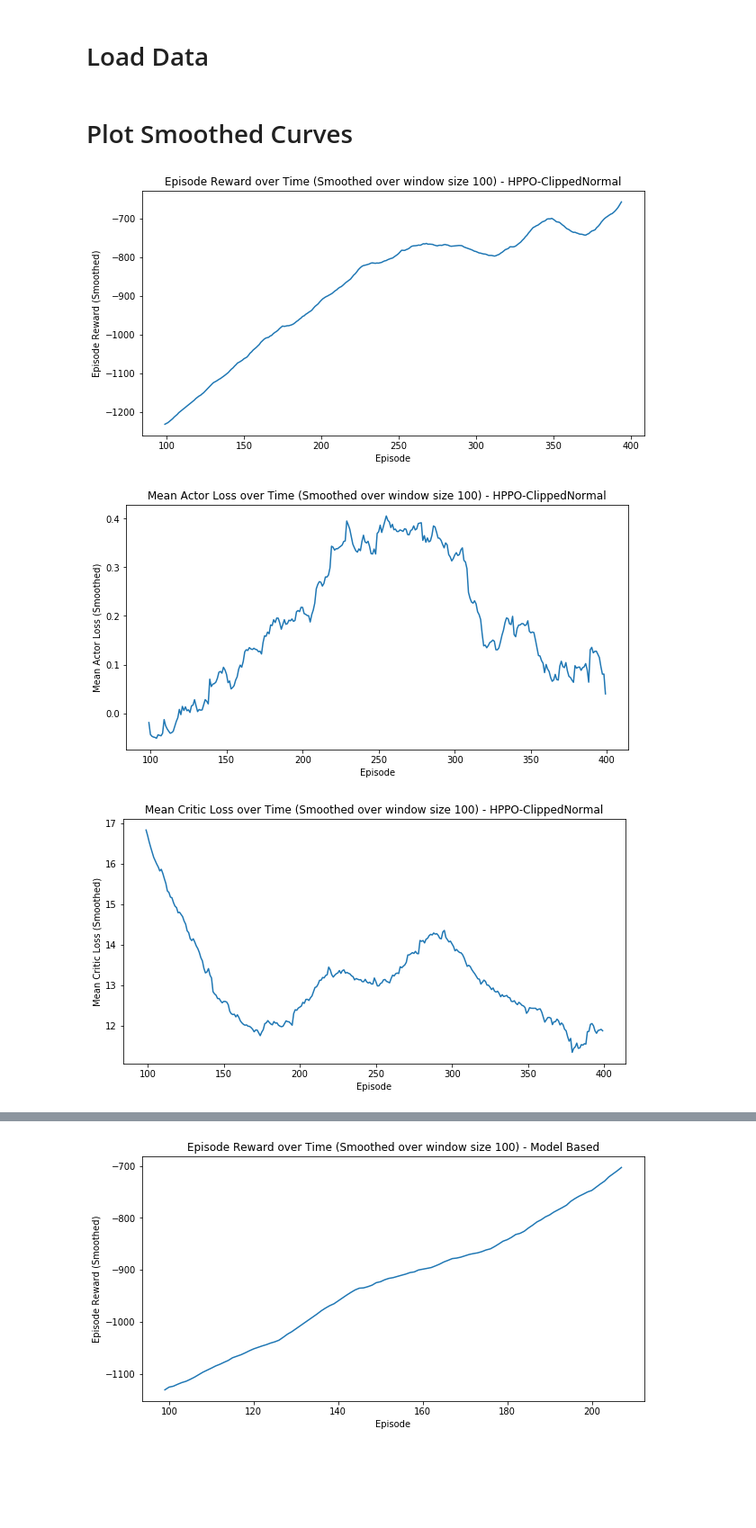
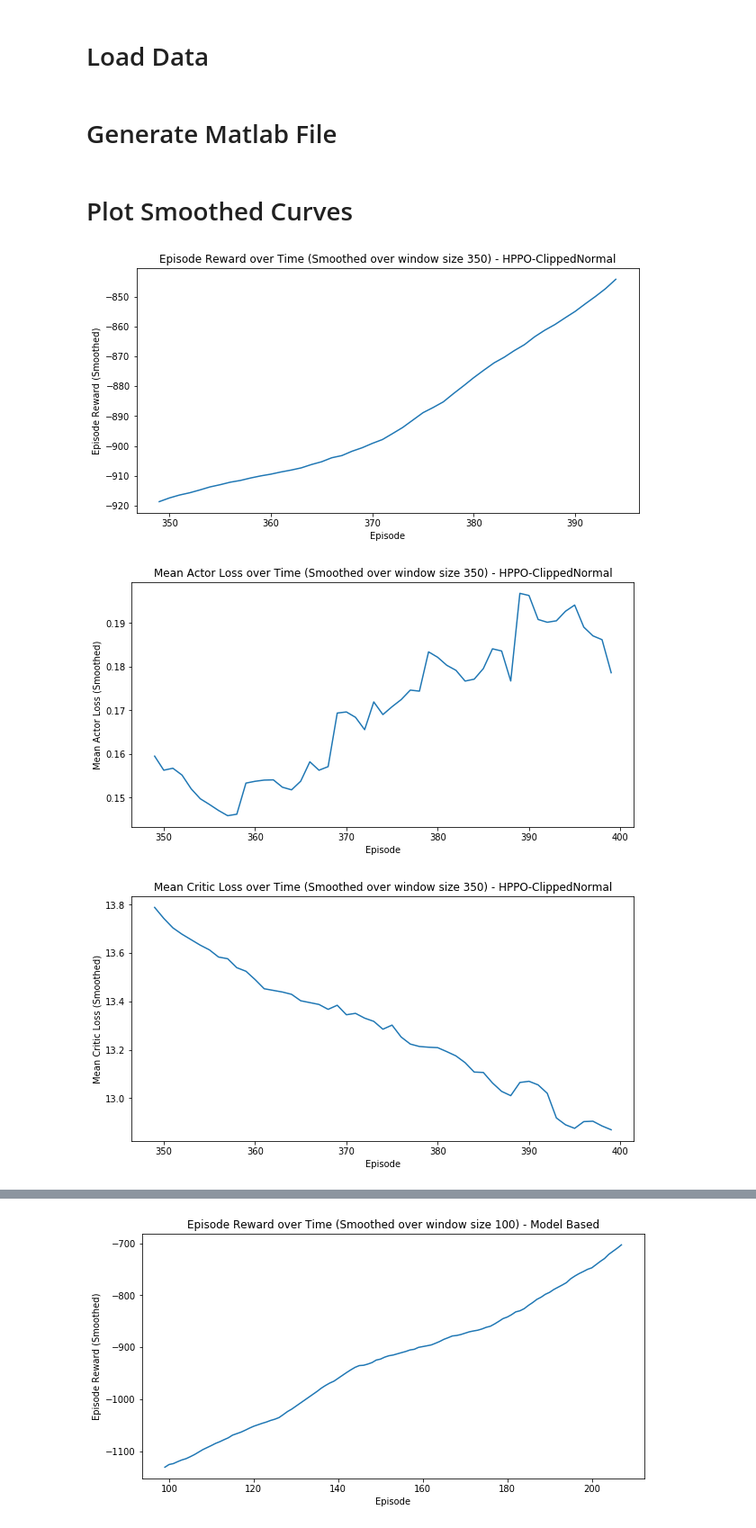
Before and after one commit to johanesn/Hindsight-Proximal-Policy-Optimization, a Jupyter notebook: Pendulum/Plot Analysis Pendulum.ipynb, the cells around one changed output, grey strips where cells are left out. Shown at 90% size. Saved outputs shown, nothing was run; the diff lists cells and outputs as text; code cells hidden in the pictures; blank space fills up the shorter version.

```diff
--- a/Pendulum/Plot Analysis Pendulum.ipynb
+++ b/Pendulum/Plot Analysis Pendulum.ipynb
@@ -42,3 +42,5 @@ with open('./Goal Plot/mb_goal3', 'rb') as fp1:
 
 with open('./Goal Plot/sf_goal3', 'rb') as fp2:
     sf_goal = pickle.load(fp2)
+# %% [markdown]
+# Generate Matlab File
@@ -46,38 +57,38 @@ with open('./Goal Plot/sf_goal3', 'rb') as fp2:
 # Plot Smoothed Curves
 # %%
  # Plot the episode reward over time
-smoothing_window = 100
+smoothing_window = 350
 
 fig1 = plt.figure(figsize=(10,5))
 test_rewards_smoothed = pd.Series(test_rewards).rolling(smoothing_window, min_periods=smoothing_window).mean()
 plt.plot(test_rewards_smoothed)
 plt.xlabel("Episode")
 plt.ylabel("Episode Reward (Smoothed)")
 plt.title("Episode Reward over Time (Smoothed over window size {}) - HPPO-ClippedNormal".format(smoothing_window))
 
 plt.show(fig1)
 
 fig2 = plt.figure(figsize=(10,5))
 mean_actor_loss_smoothed = pd.Series(mean_actor_loss[:400]).rolling(smoothing_window, min_periods=smoothing_window).mean()
 plt.plot(mean_actor_loss_smoothed)
 plt.xlabel("Episode")
 plt.ylabel("Mean Actor Loss (Smoothed)")
 plt.title("Mean Actor Loss over Time (Smoothed over window size {}) - HPPO-ClippedNormal".format(smoothing_window))
 
 plt.show(fig2)
 
 fig3 = plt.figure(figsize=(10,5))
 mean_critic_loss_smoothed = pd.Series(mean_critic_loss[:400]).rolling(smoothing_window, min_periods=smoothing_window).mean()
 plt.plot(mean_critic_loss_smoothed)
 plt.xlabel("Episode")
 plt.ylabel("Mean Critic Loss (Smoothed)")
 plt.title("Mean Critic Loss over Time (Smoothed over window size {}) - HPPO-ClippedNormal".format(smoothing_window))
 
 plt.show(fig3)
 # %% [output]
-[figure, old version]
+[figure, new version]
-[figure, old version]
+[figure, new version]
-[figure, old version]
+[figure, new version]
 # %%
 fig4 = plt.figure(figsize=(10,5))
 test_rewards_ppo_smoothed = pd.Series(test_rewards_ppo).rolling(smoothing_window, min_periods=smoothing_window).mean()
```
Also changed, not shown: parts of 3 cells of this notebook.
